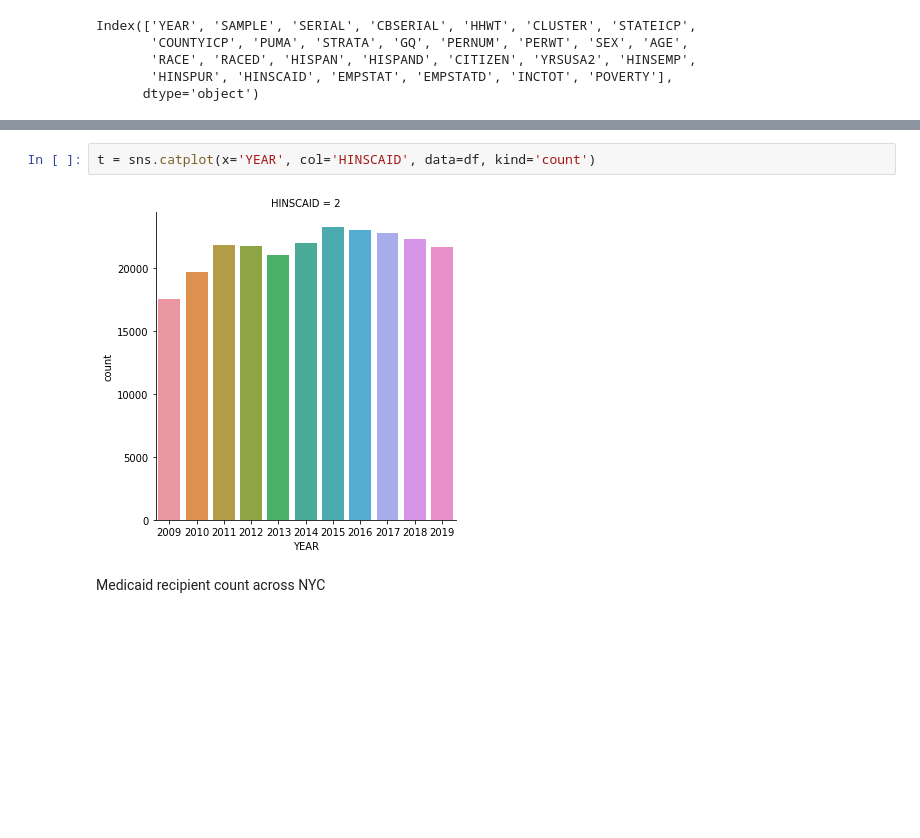
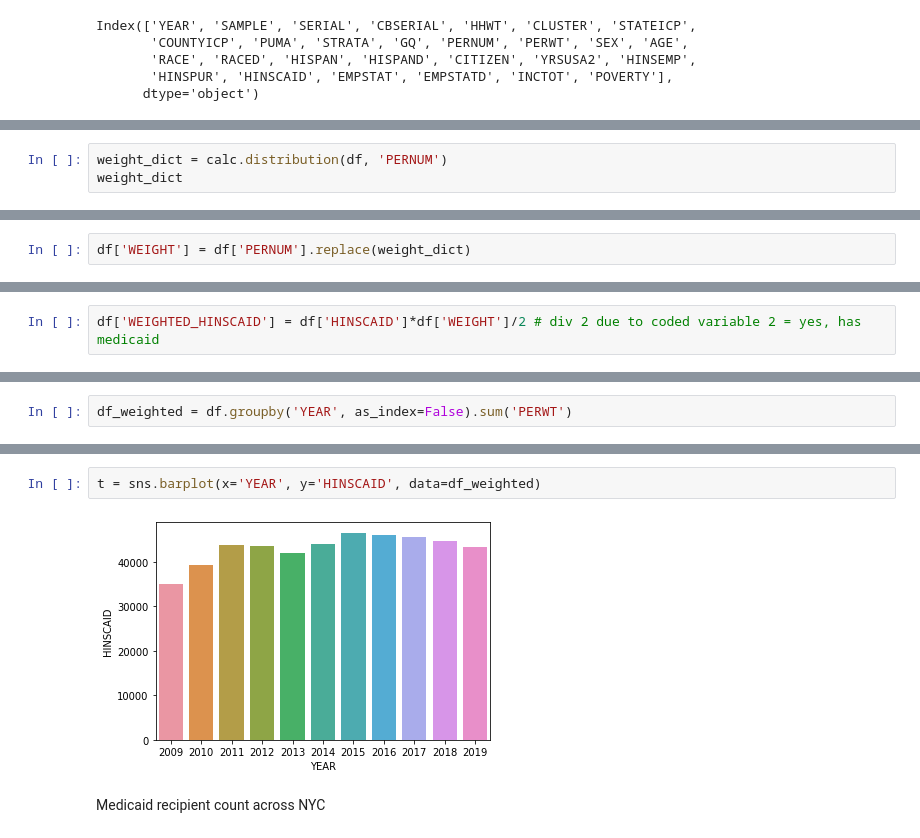
Before and after one commit to mspp-data-studio-2021/Ariel_Medex, a Jupyter notebook: IPUMS ACS Data 2009-2019.ipynb, the cells around one changed output, grey strips where cells are left out. Saved outputs shown, nothing was run; the diff lists cells and outputs as text; blank space fills up the shorter version.

Commit message:
Added graphs including weights

```diff
--- a/IPUMS ACS Data 2009-2019.ipynb
+++ b/IPUMS ACS Data 2009-2019.ipynb
@@ -38,0 +43,3 @@ df.describe
+# %%
+weight_dict = calc.distribution(df, 'PERNUM')
+weight_dict
@@ -38,0 +64,2 @@ df.describe
+# %%
+df['WEIGHT'] = df['PERNUM'].replace(weight_dict)
@@ -38,0 +82,2 @@ df.describe
+# %%
+df['WEIGHTED_HINSCAID'] = df['HINSCAID']*df['WEIGHT']/2 # div 2 due to coded variable 2 = yes, has medicaid
@@ -38,0 +101,2 @@ df.describe
+# %%
+df_weighted = df.groupby('YEAR', as_index=False).sum('PERWT')
@@ -39,7 +135,7 @@ df.describe
 # %%
-t = sns.catplot(x='YEAR', col='HINSCAID', data=df, kind='count')
+t = sns.barplot(x='YEAR', y='HINSCAID', data=df_weighted)
 # %% [output]
-[figure, old version]
+[figure, new version]
 # %% [markdown]
 Medicaid recipient count across NYC
 # %% [markdown]
```
Also changed, not shown: parts of 20 cells of this notebook.
